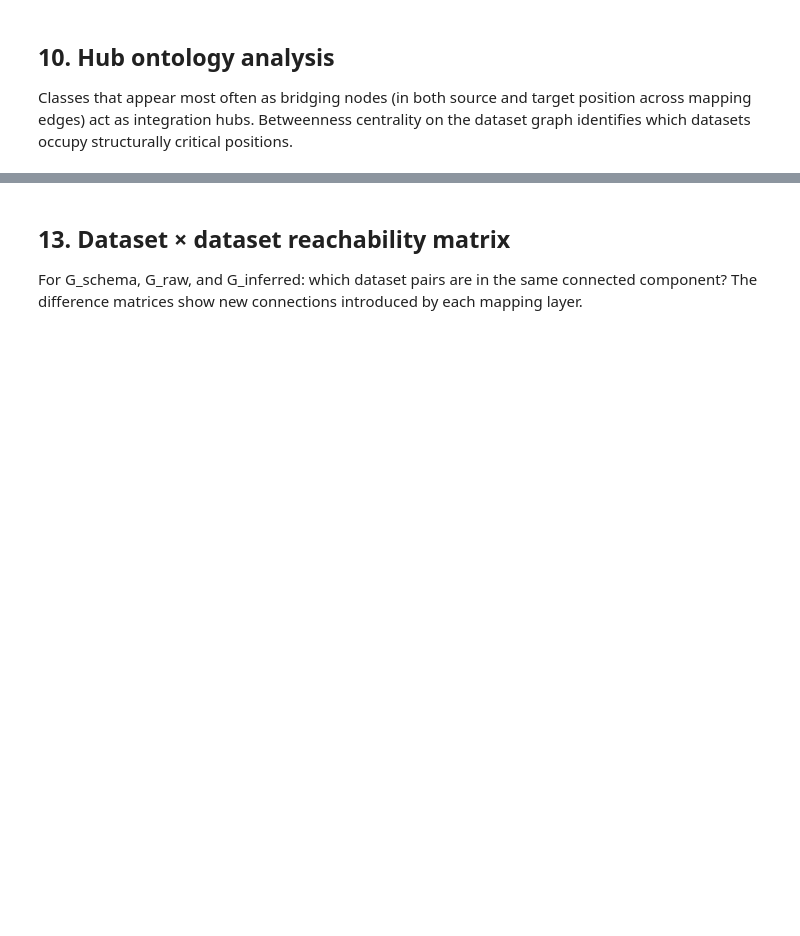
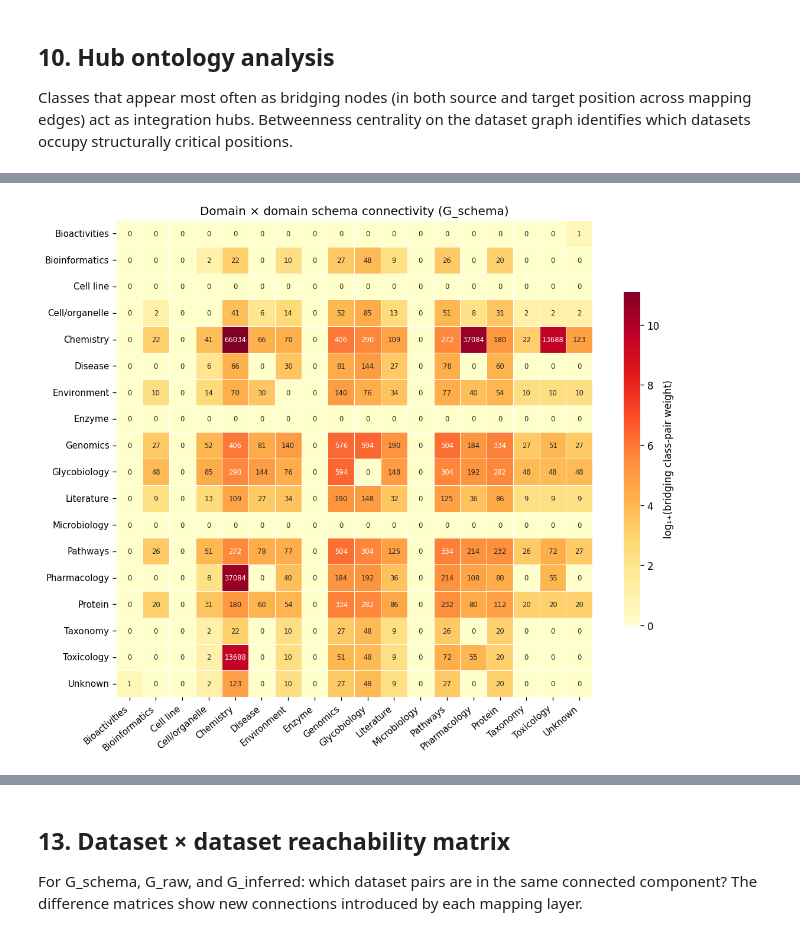
Before and after one commit to jmillanacosta/rdfsolve, a Jupyter notebook: notebooks/mapping_analysis.ipynb, the cells around one changed output, grey strips where cells are left out. Cells and saved outputs as stored; diff of their text form; code cells hidden in the pictures; blank space fills up the shorter version.

```diff
--- a/notebooks/mapping_analysis.ipynb
+++ b/notebooks/mapping_analysis.ipynb
@@ -631,0 +768,28 @@ print(f"\nIsolated datasets ({len(isolated)}): {', '.join(isolated)}")
+# %%
+# ── Domain × domain adjacency heatmap ─────────────────────────────────────────
+all_domains = sorted(domain_counts.keys())
+dom_adj = pd.DataFrame(0, index=all_domains, columns=all_domains, dtype=float)
+
+for u, v, d in G_schema.edges(data=True):
+    du = node_domain.get(u, "Unknown")
+    dv = node_domain.get(v, "Unknown")
+    w = d.get("weight", 1)
+    dom_adj.loc[du, dv] += w
+    dom_adj.loc[dv, du] += w
+
+dom_adj_log = np.log1p(dom_adj)
+
+fig, ax = plt.subplots(figsize=(10, 8))
+sns.heatmap(
+    dom_adj_log, ax=ax, cmap="YlOrRd", linewidths=0.5, linecolor="white",
+    xticklabels=True, yticklabels=True, square=True,
+    cbar_kws={"label": "log₁₊(bridging class-pair weight)", "shrink": 0.7},
+    annot=dom_adj.astype(int), fmt="d", annot_kws={"fontsize": 7},
+)
+ax.set_title("Domain × domain schema connectivity (G_schema)", fontsize=12)
+plt.xticks(rotation=40, ha="right", fontsize=9)
+plt.yticks(rotation=0, fontsize=9)
+plt.tight_layout()
+plt.show()
+# %% [output]
+[figure, added]
```
Also changed, not shown: parts of 26 cells of this notebook, 34 other files.
